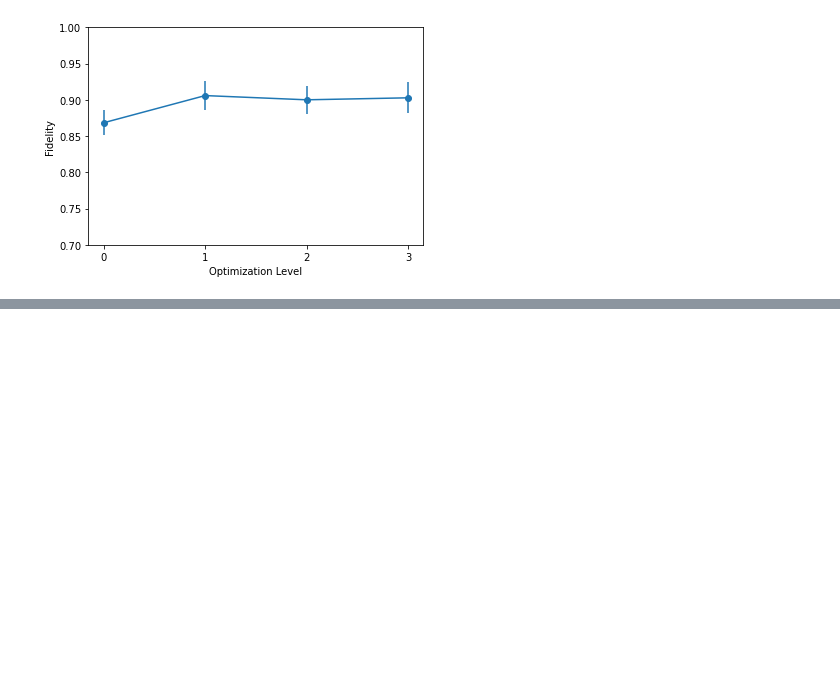
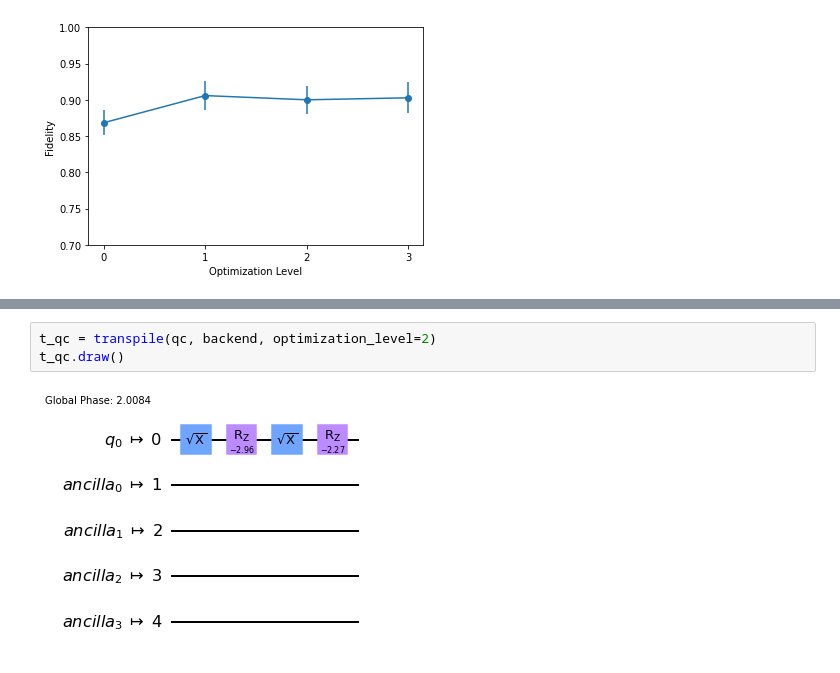
Before and after one commit to KnightShuffler/Fidelity-of-Quantum-Teleporation, a Jupyter notebook: Code/Teleportation-Paper.ipynb, the cells around one changed output, grey strips where cells are left out. Drawn from its saved outputs; the diff is of its cells as text; blank space fills up the shorter version.

```diff
--- a/Code/Teleportation-Paper.ipynb
+++ b/Code/Teleportation-Paper.ipynb
@@ -567,0 +584,5 @@ fig.show()
+# %%
+t_qc = transpile(qc, backend, optimization_level=2)
+t_qc.draw()
+# %% [output]
+[figure, added]
```
Also changed, not shown: parts of 10 cells of this notebook, 4 other files.
